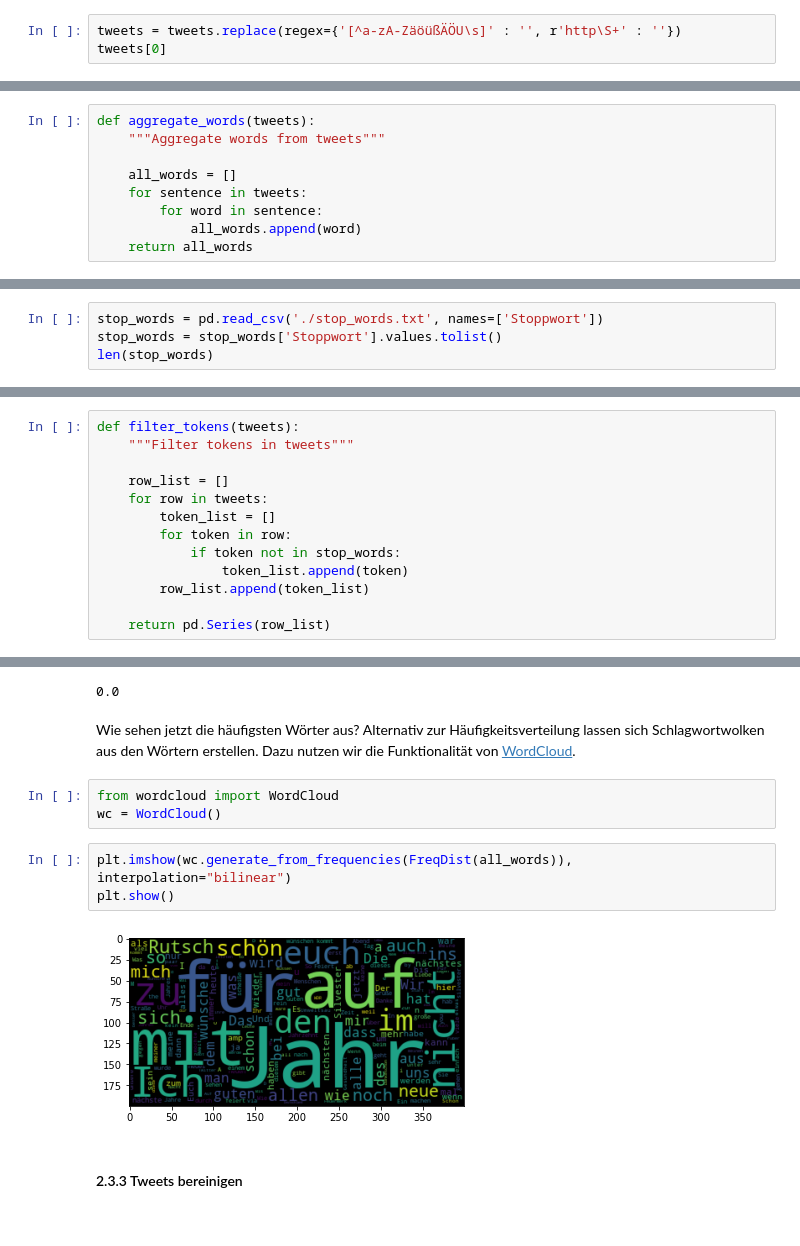
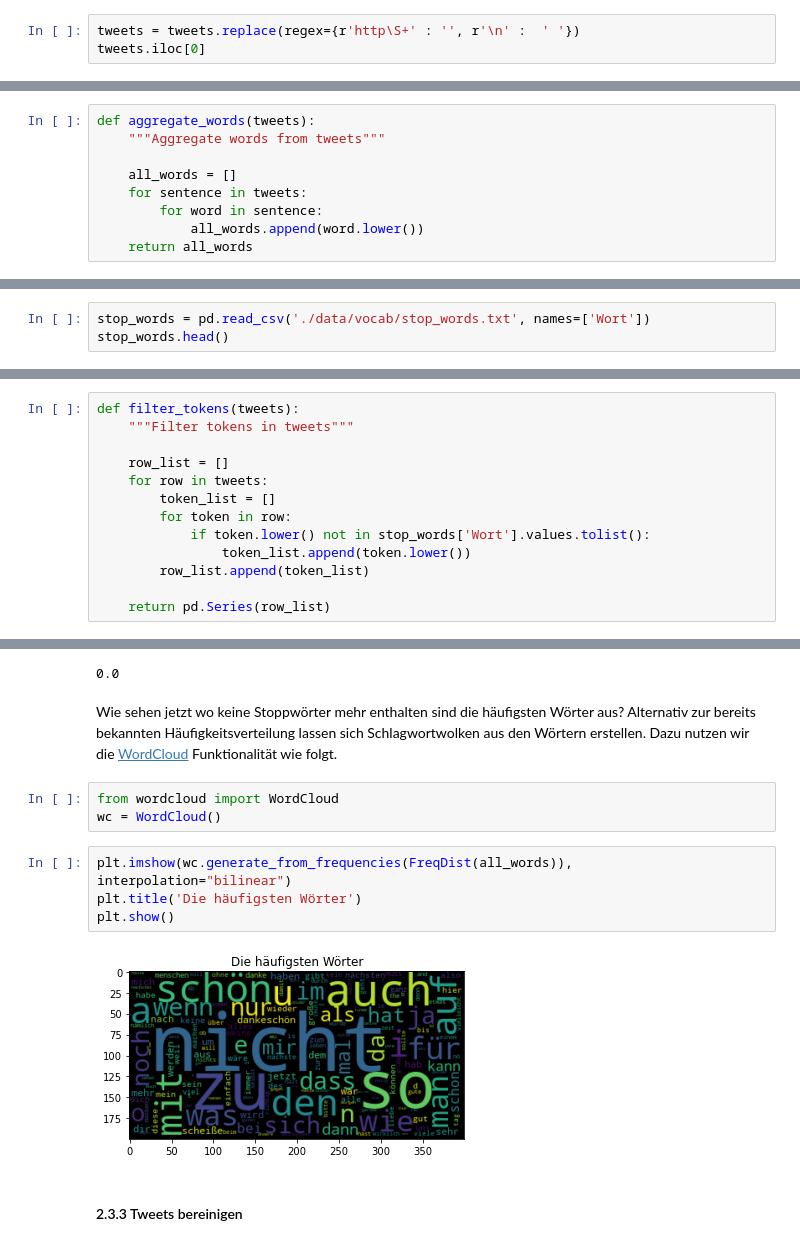
Before and after one commit to orca-nrw/lernmodul-texte, a Jupyter notebook: index.ipynb, the cells around one changed output, grey strips where cells are left out. Saved outputs shown, nothing was run; the diff lists cells and outputs as text.

```diff
--- a/index.ipynb
+++ b/index.ipynb
@@ -165,4 +197,4 @@ Genau, der Tweet enthält allerhand Sonderzeichen, Emojis und sogar eine URL. Da
 # %%
-tweets = tweets.replace(regex={'[^a-zA-ZäöüßÄÖU\s]' : '', r'http\S+' : ''})
-tweets[0]
+tweets = tweets.replace(regex={r'http\S+' : '', r'\n' :  ' '})
+tweets.iloc[0]
 # %% [output]
@@ -202,5 +233,5 @@ def aggregate_words(tweets):
     all_words = []
     for sentence in tweets:
         for word in sentence:
-            all_words.append(word)
+            all_words.append(word.lower())
     return all_words
@@ -239,5 +271,4 @@ Denken wir an unsere Problemstellung der Stimmungsanalyse scheinen Verbindungsw
 # %%
-stop_words = pd.read_csv('./stop_words.txt', names=['Stoppwort'])
-stop_words = stop_words['Stoppwort'].values.tolist()
-len(stop_words)
+stop_words = pd.read_csv('./data/vocab/stop_words.txt', names=['Wort'])
+stop_words.head()
 # %% [output]
@@ -262,8 +298,8 @@ def filter_tokens(tweets):
     for row in tweets:
         token_list = []
         for token in row:
-            if token not in stop_words:
-                token_list.append(token)
+            if token.lower() not in stop_words['Wort'].values.tolist():
+                token_list.append(token.lower())
         row_list.append(token_list)
 
     return pd.Series(row_list)
@@ -281,15 +326,16 @@ content_loss(all_words)
 # %% [output]
 0.0
 # %% [markdown]
-Wie sehen jetzt die häufigsten Wörter aus? Alternativ zur Häufigkeitsverteilung lassen sich Schlagwortwolken aus den Wörtern erstellen. Dazu nutzen wir die Funktionalität von [WordCloud](http://amueller.github.io/word_cloud/index.html).
+Wie sehen jetzt wo keine Stoppwörter mehr enthalten sind die häufigsten Wörter aus? Alternativ zur bereits bekannten Häufigkeitsverteilung lassen sich Schlagwortwolken aus den Wörtern erstellen. Dazu nutzen wir die [WordCloud](http://amueller.github.io/word_cloud/index.html) Funktionalität wie folgt.
 # %%
 from wordcloud import WordCloud
 wc = WordCloud()
 # %%
 plt.imshow(wc.generate_from_frequencies(FreqDist(all_words)), interpolation="bilinear")
+plt.title('Die häufigsten Wörter')
 plt.show()
 # %% [output]
-[figure, old version]
+[figure, new version]
 # %% [markdown]
 #### 2.3.3 <a id='tweets-bereinigen'>Tweets bereinigen</a>
 # %% [markdown]
```
Also changed, not shown: parts of 153 cells of this notebook.
